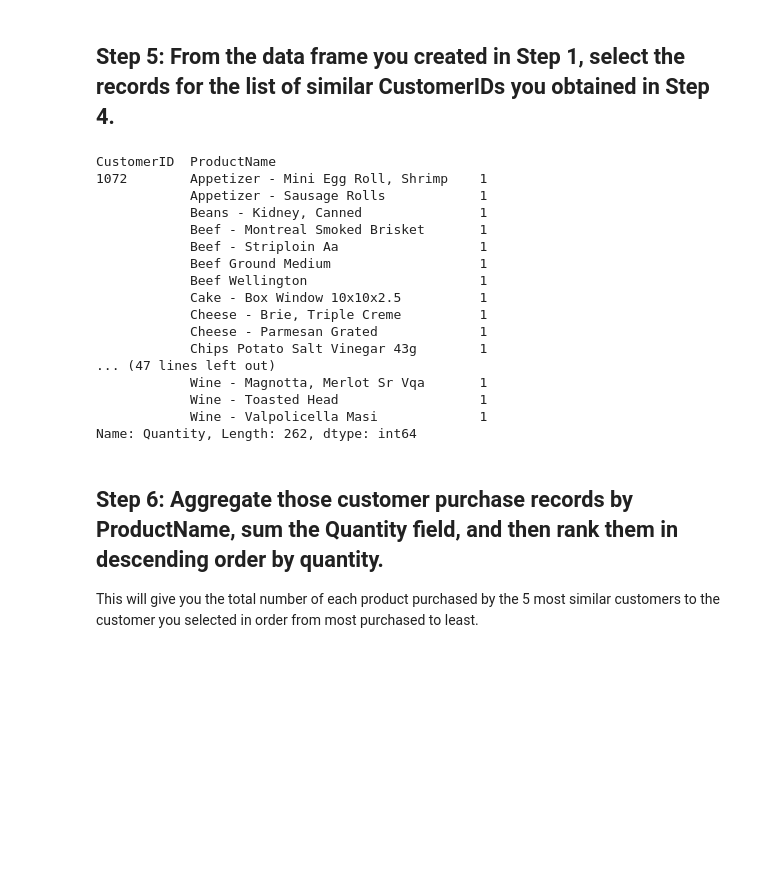
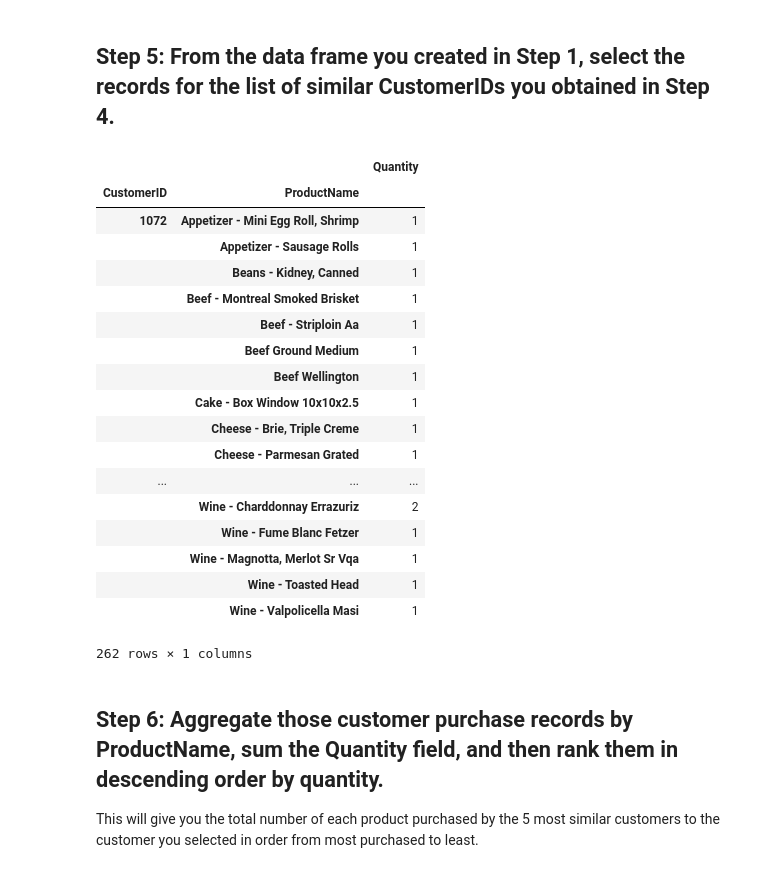
Before and after one commit to LiviaCanet/datamad0119, a Jupyter notebook: module-2/lab-intro-recommender-systems/your-code/main.ipynb, the cells around one changed output. Drawn from its saved outputs; the diff is of its cells as text; code cells hidden in the pictures; blank space fills up the shorter version.

Commit message:
Step8

```diff
--- a/module-2/lab-intro-recommender-systems/your-code/main.ipynb
+++ b/module-2/lab-intro-recommender-systems/your-code/main.ipynb
@@ -115,25 +115,29 @@ Name: 200, dtype: float64
 ## Step 5: From the data frame you created in Step 1, select the records for the list of similar CustomerIDs you obtained in Step 4.
 # %%
 #data.loc[similarities.index]
-quant_by_cust.loc[similarities.index]
+step55 = quant_by_cust.loc[similarities.index]
+step5 = pd.DataFrame(step55)
+step5
 # %% [output]
+|  |  | Quantity |
+| CustomerID | ProductName |  |
+| 1072 | Appetizer - Mini Egg Roll, Shrimp | 1 |
+|  | Appetizer - Sausage Rolls | 1 |
+|  | Beans - Kidney, Canned | 1 |
+|  | Beef - Montreal Smoked Brisket | 1 |
+|  | Beef - Striploin Aa | 1 |
+|  | Beef Ground Medium | 1 |
+|  | Beef Wellington | 1 |
+|  | Cake - Box Window 10x10x2.5 | 1 |
+|  | Cheese - Brie, Triple Creme | 1 |
+|  | Cheese - Parmesan Grated | 1 |
+| ... | ... | ... |
+|  | Wine - Charddonnay Errazuriz | 2 |
+|  | Wine - Fume Blanc Fetzer | 1 |
+|  | Wine - Magnotta, Merlot Sr Vqa | 1 |
+|  | Wine - Toasted Head | 1 |
+|  | Wine - Valpolicella Masi | 1 |
-CustomerID  ProductName
-1072        Appetizer - Mini Egg Roll, Shrimp    1
-            Appetizer - Sausage Rolls            1
-            Beans - Kidney, Canned               1
-            Beef - Montreal Smoked Brisket       1
-            Beef - Striploin Aa                  1
-            Beef Ground Medium                   1
-            Beef Wellington                      1
-            Cake - Box Window 10x10x2.5          1
-            Cheese - Brie, Triple Creme          1
-            Cheese - Parmesan Grated             1
-            Chips Potato Salt Vinegar 43g        1
-... (47 lines left out)
-            Wine - Magnotta, Merlot Sr Vqa       1
-            Wine - Toasted Head                  1
-            Wine - Valpolicella Masi             1
-Name: Quantity, Length: 262, dtype: int64
+262 rows × 1 columns
 # %% [markdown]
 ## Step 6: Aggregate those customer purchase records by ProductName, sum the Quantity field, and then rank them in descending order by quantity.
 
```
Also changed, not shown: parts of 1 cell of this notebook.
